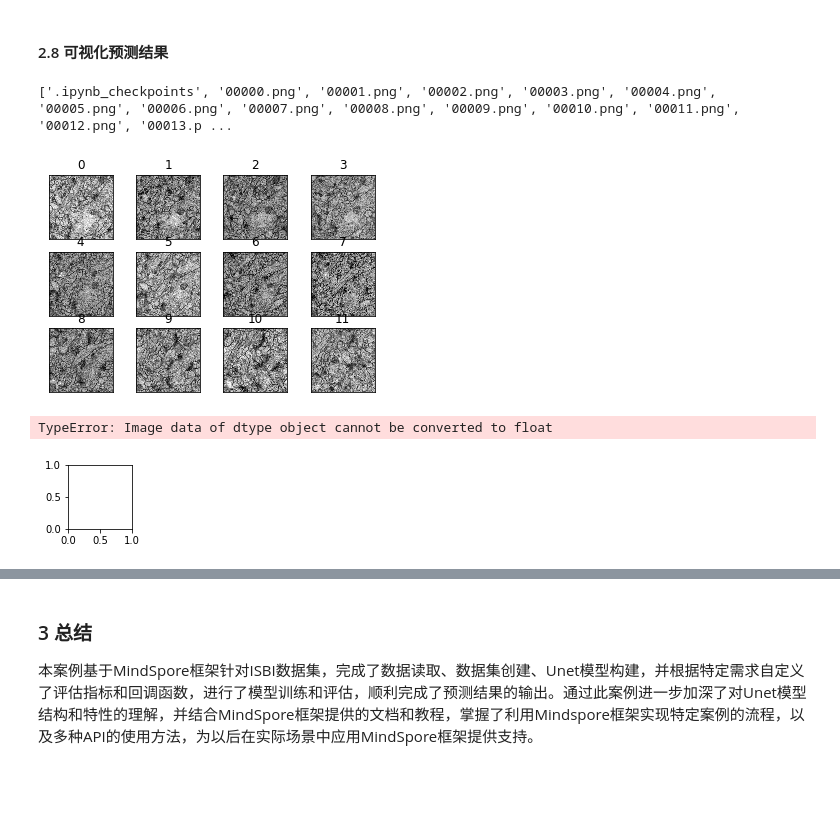
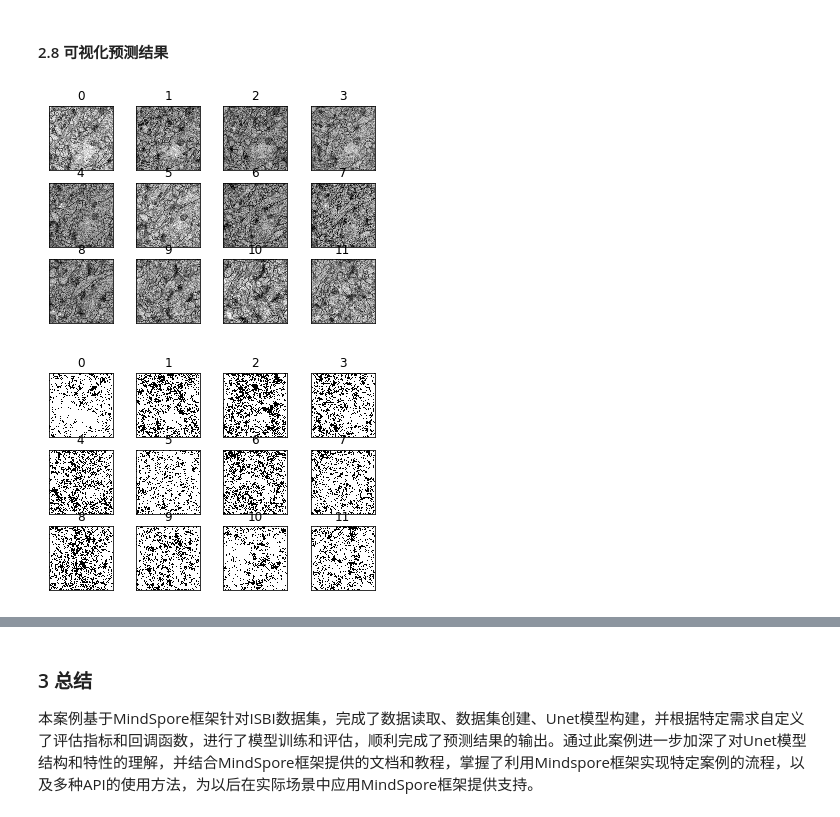
Before and after one commit to Cjl-MedSeg/U-Net, a Jupyter notebook: U-Net.ipynb, the cells around one changed output, grey strips where cells are left out. Cells and saved outputs as stored; diff of their text form; code cells hidden in the pictures; blank space fills up the shorter version.

````diff
--- a/U-Net.ipynb
+++ b/U-Net.ipynb
@@ -729,20 +729,19 @@ Evaluation metrics cannot be calculated without Mask
 # %%
 image_path = "src/datasets/ISBI/test/image/"
 pred_path = "predict/"
 
 image_list = os.listdir(image_path)
-pred_list = os.listdir(pred_path)
-print(pred_list)
+pred_list = os.listdir(pred_path)[1:]
+# print(image_list)
+# print(pred_list)
 test_image = np.array([cv2.imread(image_path + image_list[p], -1) for p in range(len(image_list))])
 pred_masks = np.array([cv2.imread(pred_path + pred_list[p], -1) for p in range(len(pred_list))])
 
 show_image(test_image, num = 12)
 show_image(pred_masks, num = 12)
 # %% [output]
-['.ipynb_checkpoints', '00000.png', '00001.png', '00002.png', '00003.png', '00004.png', '00005.png', '00006.png', '00007.png', '00008.png', '00009.png', '00010.png', '00011.png', '00012.png', '00013.p ...
 [figure]
-TypeError: Image data of dtype object cannot be converted to float
-[figure, old version]
+[figure, new version]
 # %% [markdown]
 ```
 
````
